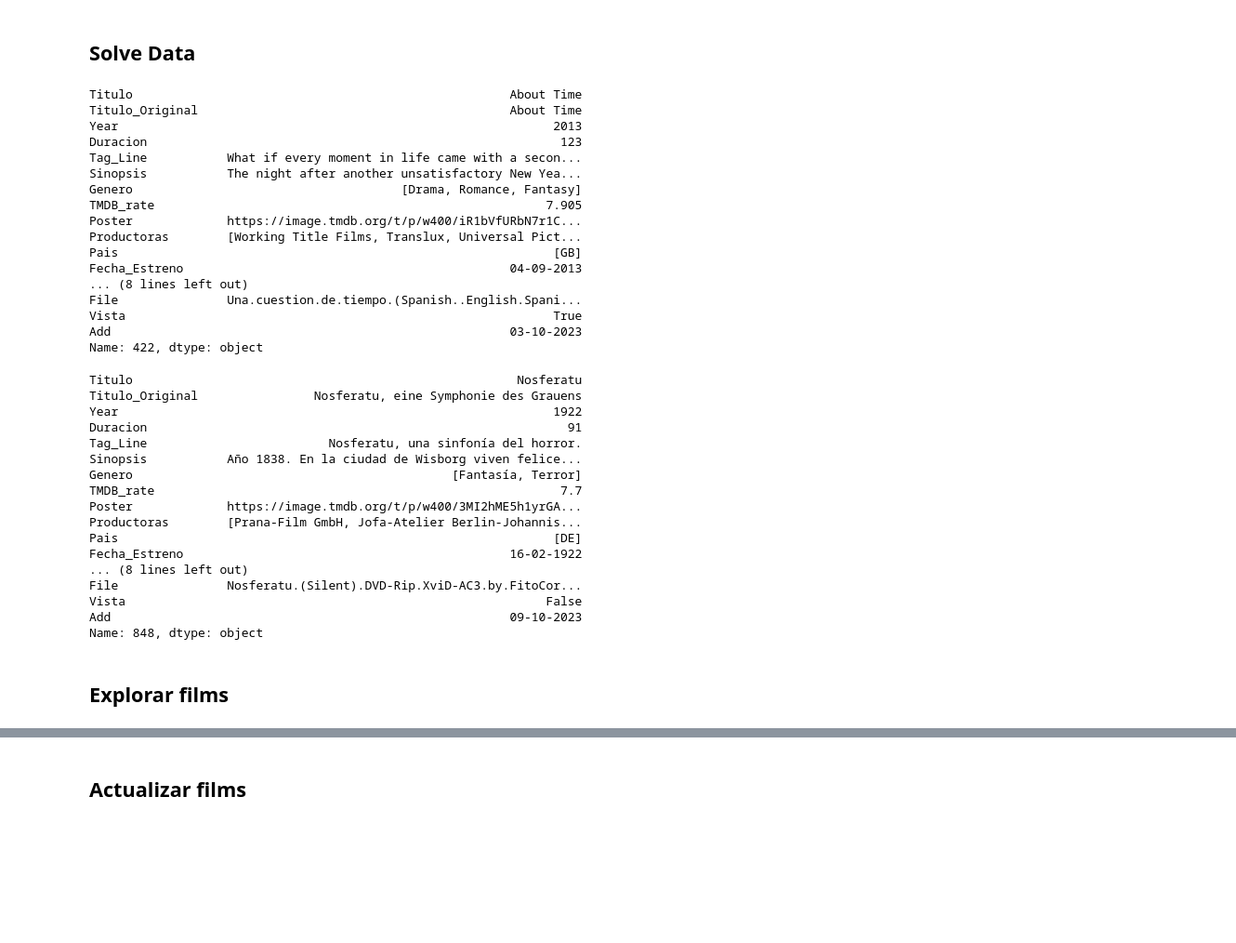
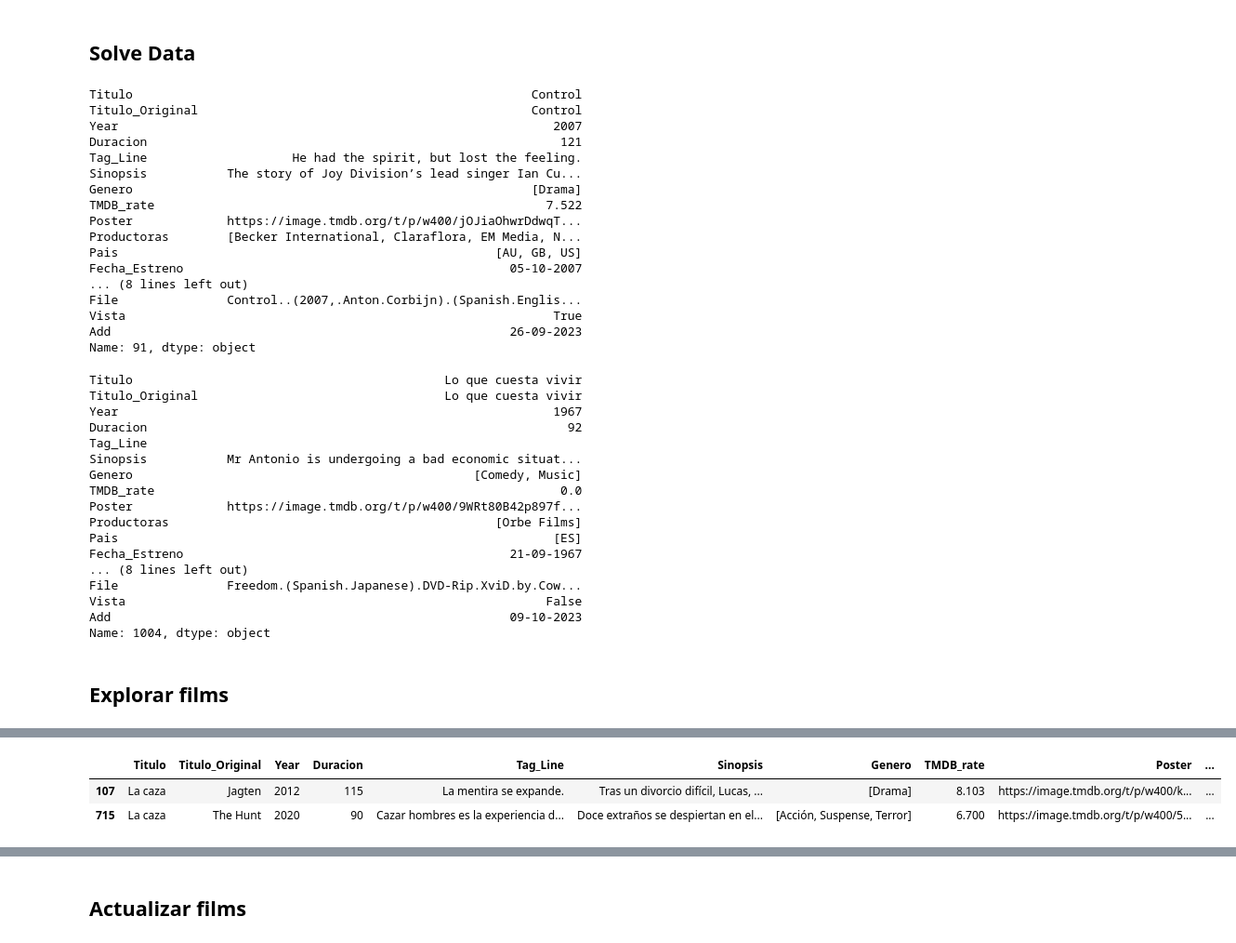
Before and after one commit to gusavato/streamberry, a Jupyter notebook: visor_control.ipynb, the cells around one changed output, grey strips where cells are left out. Shown at 93% size. Cells and saved outputs as stored; diff of their text form; code cells hidden in the pictures; blank space fills up the shorter version.

```diff
--- a/visor_control.ipynb
+++ b/visor_control.ipynb
@@ -5,54 +5,54 @@ pd.set_option('display.max_columns', None)
 # %% [markdown]
 ## Solve Data
 # %%
-index = 422
+index = 91
 solve_data(index)
 films = pd.read_parquet('films.parquet')
 films.loc[index,:]
 # %% [output]
-Titulo                                                    About Time
-Titulo_Original                                           About Time
-Year                                                            2013
-Duracion                                                         123
-Tag_Line           What if every moment in life came with a secon...
-Sinopsis           The night after another unsatisfactory New Yea...
-Genero                                     [Drama, Romance, Fantasy]
-TMDB_rate                                                      7.905
-Poster             https://image.tmdb.org/t/p/w400/iR1bVfURbN7r1C...
-Productoras        [Working Title Films, Translux, Universal Pict...
-Pais                                                            [GB]
-Fecha_Estreno                                             04-09-2013
+Titulo                                                       Control
+Titulo_Original                                              Control
+Year                                                            2007
+Duracion                                                         121
+Tag_Line                    He had the spirit, but lost the feeling.
+Sinopsis           The story of Joy Division’s lead singer Ian Cu...
+Genero                                                       [Drama]
+TMDB_rate                                                      7.522
+Poster             https://image.tmdb.org/t/p/w400/jOJiaOhwrDdwqT...
+Productoras        [Becker International, Claraflora, EM Media, N...
+Pais                                                    [AU, GB, US]
+Fecha_Estreno                                             05-10-2007
 ... (8 lines left out)
-File               Una.cuestion.de.tiempo.(Spanish..English.Spani...
+File               Control..(2007,.Anton.Corbijn).(Spanish.Englis...
 Vista                                                           True
-Add                                                       03-10-2023
-Name: 422, dtype: object
+Add                                                       26-09-2023
+Name: 91, dtype: object
 # %%
-index = 848
-TMDB_id = 653
+index = 1004
+TMDB_id = 60424
 
 
 solve_data(index, TMDB_id)
 films = pd.read_parquet('films.parquet')
 films.loc[index,:]
 # %% [output]
-Titulo                                                     Nosferatu
-Titulo_Original                Nosferatu, eine Symphonie des Grauens
-Year                                                            1922
-Duracion                                                          91
-Tag_Line                         Nosferatu, una sinfonía del horror.
-Sinopsis           Año 1838. En la ciudad de Wisborg viven felice...
-Genero                                            [Fantasía, Terror]
-TMDB_rate                                                        7.7
-Poster             https://image.tmdb.org/t/p/w400/3MI2hME5h1yrGA...
-Productoras        [Prana-Film GmbH, Jofa-Atelier Berlin-Johannis...
-Pais                                                            [DE]
-Fecha_Estreno                                             16-02-1922
+Titulo                                           Lo que cuesta vivir
+Titulo_Original                                  Lo que cuesta vivir
+Year                                                            1967
+Duracion                                                          92
+Tag_Line
+Sinopsis           Mr Antonio is undergoing a bad economic situat...
+Genero                                               [Comedy, Music]
+TMDB_rate                                                        0.0
+Poster             https://image.tmdb.org/t/p/w400/9WRt80B42p897f...
+Productoras                                             [Orbe Films]
+Pais                                                            [ES]
+Fecha_Estreno                                             21-09-1967
 ... (8 lines left out)
-File               Nosferatu.(Silent).DVD-Rip.XviD-AC3.by.FitoCor...
+File               Freedom.(Spanish.Japanese).DVD-Rip.XviD.by.Cow...
 Vista                                                          False
 Add                                                       09-10-2023
-Name: 848, dtype: object
+Name: 1004, dtype: object
 # %% [markdown]
 ## Explorar films
 # %%
@@ -62,4 +62,10 @@ films.head(2)
 |  | Titulo | Titulo_Original | Year | Duracion | Tag_Line | Sinopsis | Genero | TMDB_rate | Poster | ... |
 | 0 | Ninja Turtles: Fuera de las sombras | Teenage Mutant Ninja Turtles: Out... | 2016 | 112 | Sólo un equipo puede defendernos ... | Michelangelo, Donatello, Leonardo... | [Acción, Aventura, Comedia, Famil... | 6.007 | https://image.tmdb.org/t/p/w400/t... | ... |
 | 1 | Ant-Man y la Avispa: Quantumanía | Ant-Man and the Wasp: Quantumania | 2023 | 125 | Sé testigo del comienzo de una nu... | La pareja de superhéroes Scott La... | [Acción, Aventura, Ciencia ficción] | 6.436 | https://image.tmdb.org/t/p/w400/l... | ... |
+# %%
+films[films.Titulo.str.contains('La caza')]
+# %% [output]
+|  | Titulo | Titulo_Original | Year | Duracion | Tag_Line | Sinopsis | Genero | TMDB_rate | Poster | ... |
+| 107 | La caza | Jagten | 2012 | 115 | La mentira se expande. | Tras un divorcio difícil, Lucas, ... | [Drama] | 8.103 | https://image.tmdb.org/t/p/w400/k... | ... |
+| 715 | La caza | The Hunt | 2020 | 90 | Cazar hombres es la experiencia d... | Doce extraños se despiertan en el... | [Acción, Suspense, Terror] | 6.700 | https://image.tmdb.org/t/p/w400/5... | ... |
 # %%
```
Also changed, not shown: parts of 9 cells of this notebook, 2 other files.
